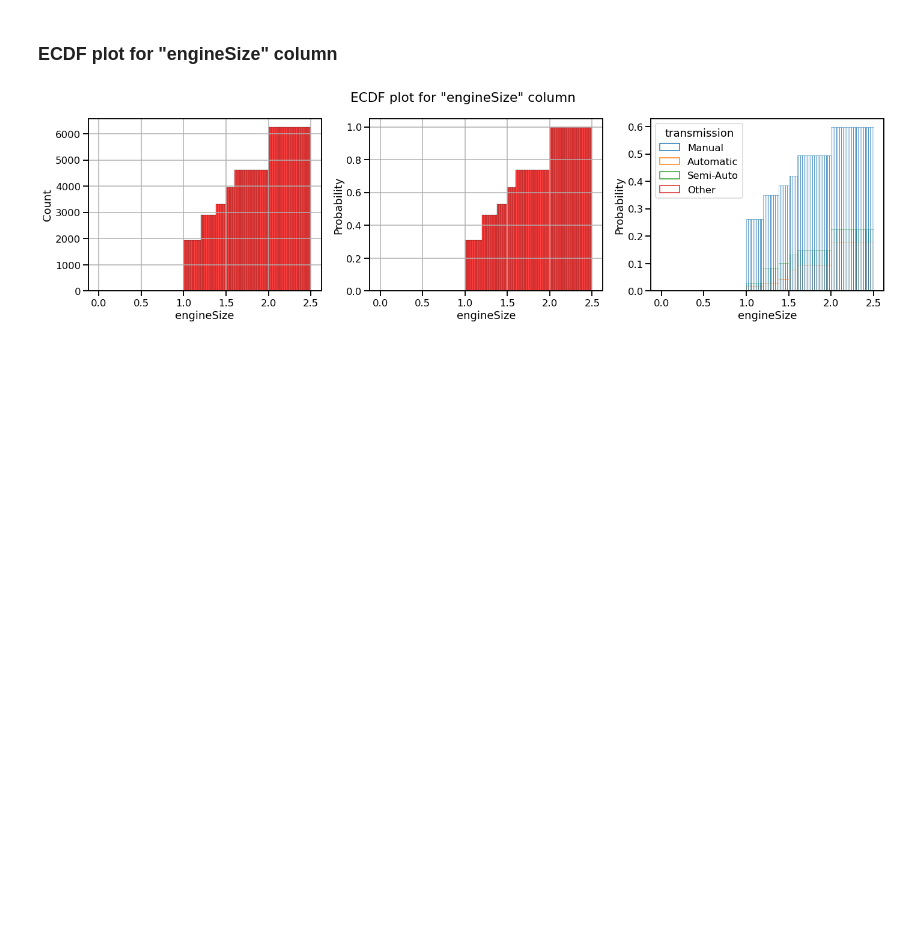
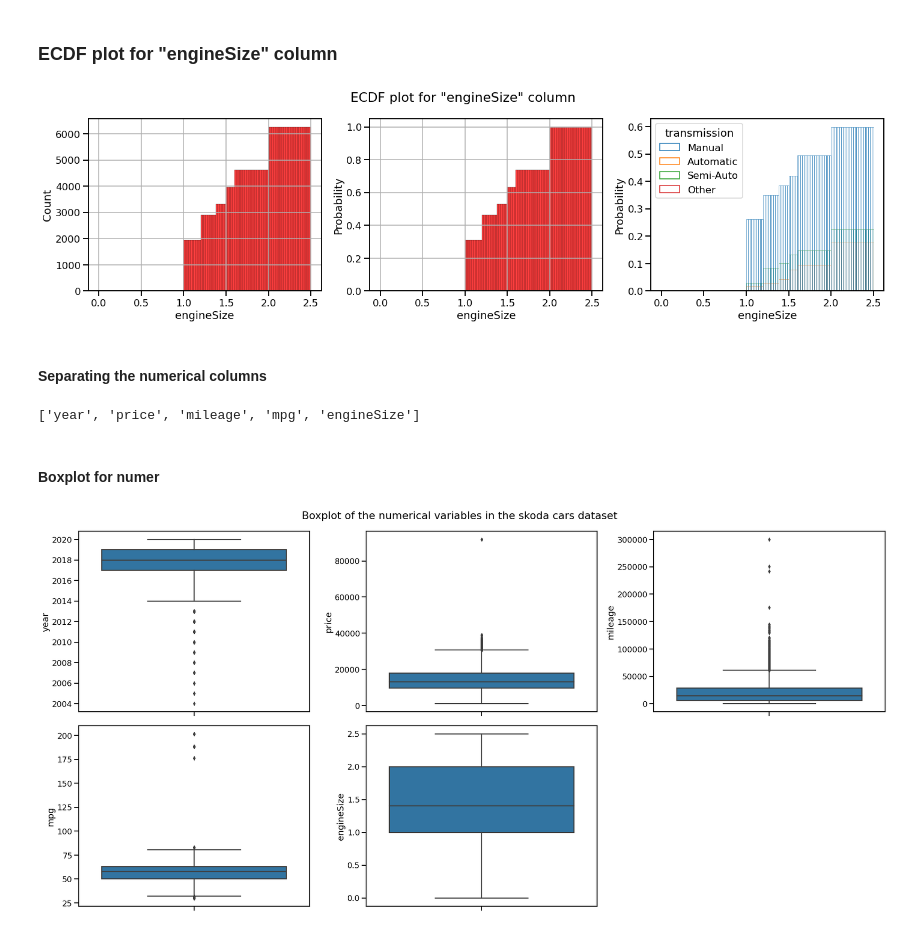
Before and after one commit to fawziah-1806/skoda_used_car-_analysis, a Jupyter notebook: skoda_used_car_EDA.ipynb, the cells around one changed output. Drawn from its saved outputs; the diff is of its cells as text; code cells hidden in the pictures; blank space fills up the shorter version.

```diff
--- a/skoda_used_car_EDA.ipynb
+++ b/skoda_used_car_EDA.ipynb
@@ -574,3 +587,36 @@ plt.tight_layout()
 plt.show()
 # %% [output]
 [figure]
+# %% [markdown]
+#### Separating the numerical columns
+# %%
+def separate_num_cols(dataframe):
+
+    # creating an empty list to keep the numeric columns*
+    num_cols = []
+
+    # creating a for loop to check the data types of all columns
+    for col in dataframe.columns:
+        if (dataframe[col].dtypes == 'int64') | (dataframe[col].dtypes == 'float64'):
+            num_cols.append(col)
+
+    return num_cols
+# %%
+numeric_cols = separate_num_cols(df)
+
+print(numeric_cols)
+# %% [output]
+['year', 'price', 'mileage', 'mpg', 'engineSize']
+# %% [markdown]
+#### Boxplot for numer
+# %%
+plt.figure(figsize=(25,12))
+for index in range(len(numeric_cols)):
+    plt.subplot(2,3,index+1)
+    sns.boxplot(y=df[numeric_cols[index]])
+
+plt.suptitle("Boxplot of the numerical variables in the skoda cars dataset")
+plt.tight_layout()
+plt.show()
+# %% [output]
+[figure, added]
```
Also changed, not shown: parts of 3 cells of this notebook.
